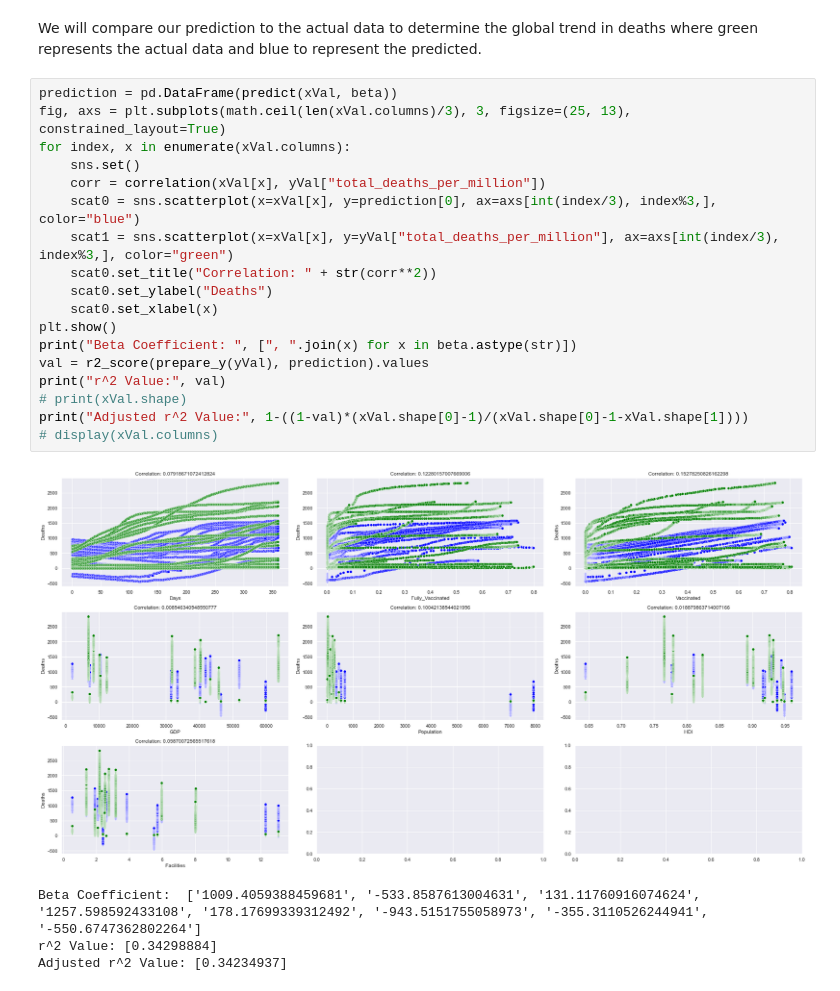
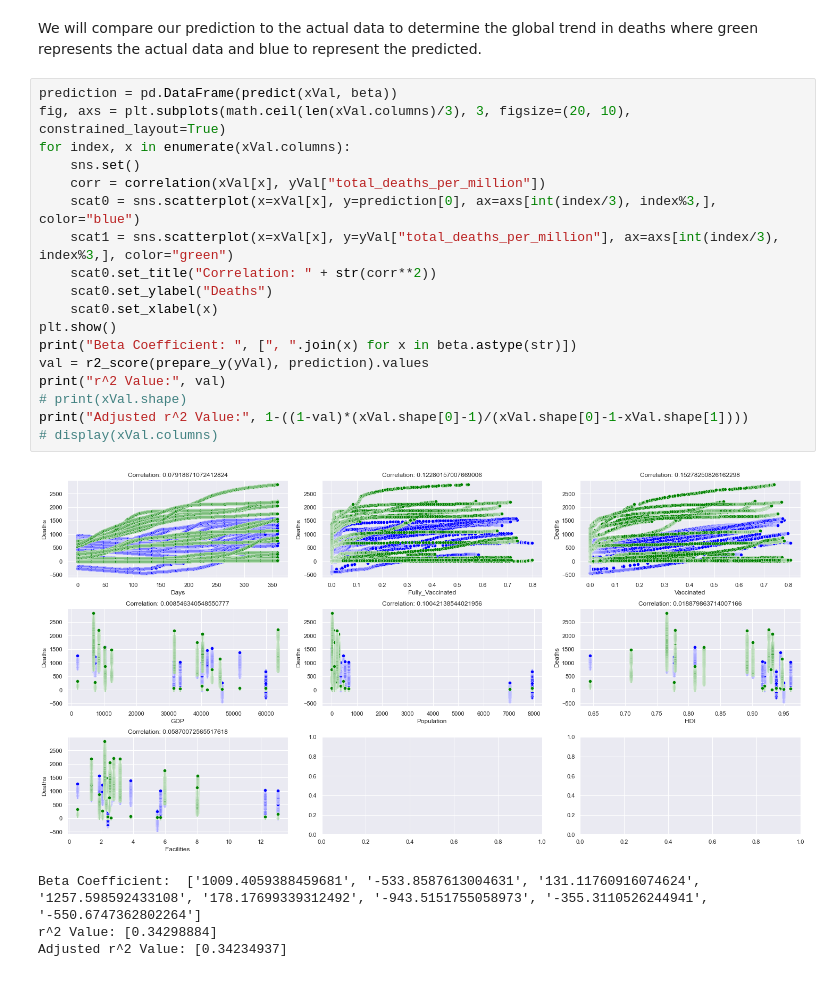
Before and after one commit to SorinoSSK/Term3_DDW_2D, a Jupyter notebook: Task 1 Version 2.ipynb, the cells around one changed output. Cells and saved outputs as stored; diff of their text form.

```diff
--- a/Task 1 Version 2.ipynb
+++ b/Task 1 Version 2.ipynb
@@ -93,24 +93,24 @@ beta, dummy = gradient_descent(xAxis, yAxis, beta, alpha, iterations)
 We will compare our prediction to the actual data to determine the global trend in deaths where green represents the actual data and blue to represent the predicted.
 # %%
 prediction = pd.DataFrame(predict(xVal, beta))
-fig, axs = plt.subplots(math.ceil(len(xVal.columns)/3), 3, figsize=(25, 13), constrained_layout=True)
+fig, axs = plt.subplots(math.ceil(len(xVal.columns)/3), 3, figsize=(20, 10), constrained_layout=True)
 for index, x in enumerate(xVal.columns):
     sns.set()
     corr = correlation(xVal[x], yVal["total_deaths_per_million"])
     scat0 = sns.scatterplot(x=xVal[x], y=prediction[0], ax=axs[int(index/3), index%3,], color="blue")
     scat1 = sns.scatterplot(x=xVal[x], y=yVal["total_deaths_per_million"], ax=axs[int(index/3), index%3,], color="green")
     scat0.set_title("Correlation: " + str(corr**2))
     scat0.set_ylabel("Deaths")
     scat0.set_xlabel(x)
 plt.show()
 print("Beta Coefficient: ", [", ".join(x) for x in beta.astype(str)])
 val = r2_score(prepare_y(yVal), prediction).values
 print("r^2 Value:", val)
 # print(xVal.shape)
 print("Adjusted r^2 Value:", 1-((1-val)*(xVal.shape[0]-1)/(xVal.shape[0]-1-xVal.shape[1])))
 # display(xVal.columns)
 # %% [output]
-[figure, old version]
+[figure, new version]
 Beta Coefficient:  ['1009.4059388459681', '-533.8587613004631', '131.11760916074624', '1257.598592433108', '178.17699339312492', '-943.5151755058973', '-355.3110526244941', '-550.6747362802264']
 r^2 Value: [0.34298884]
 Adjusted r^2 Value: [0.34234937]
```
Also changed, not shown: parts of 3 cells of this notebook.
